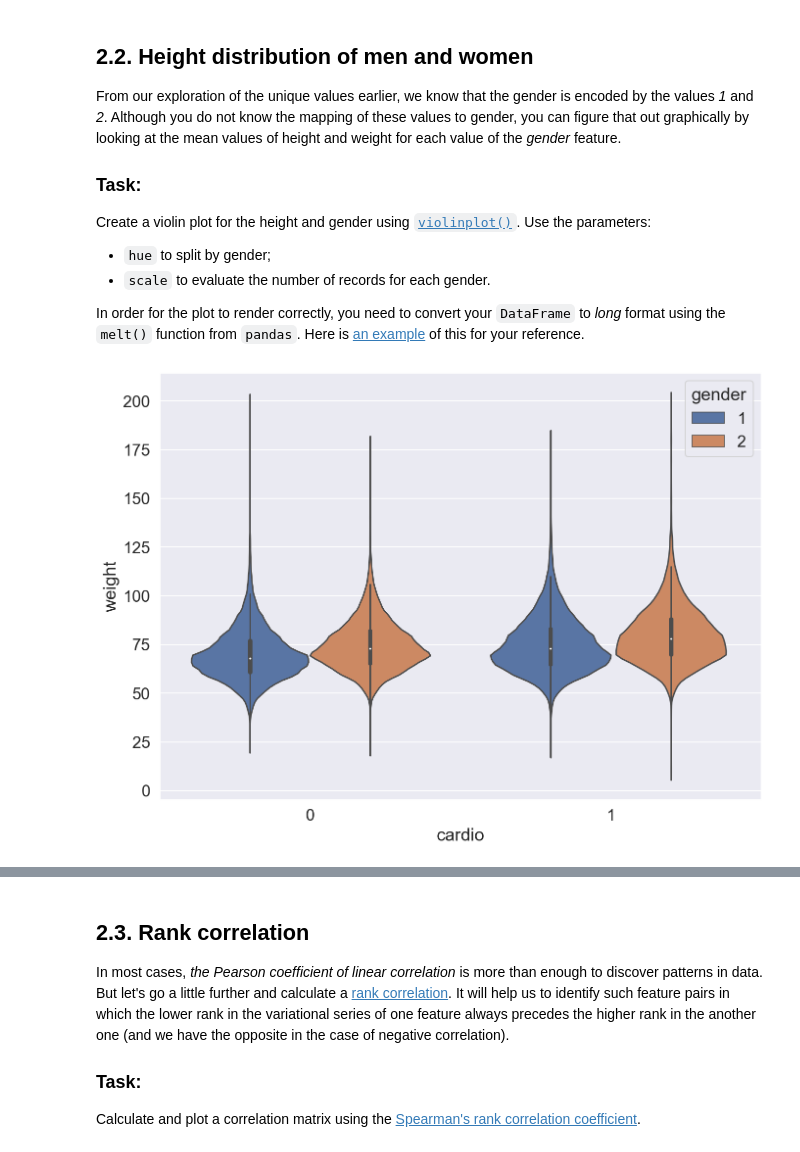
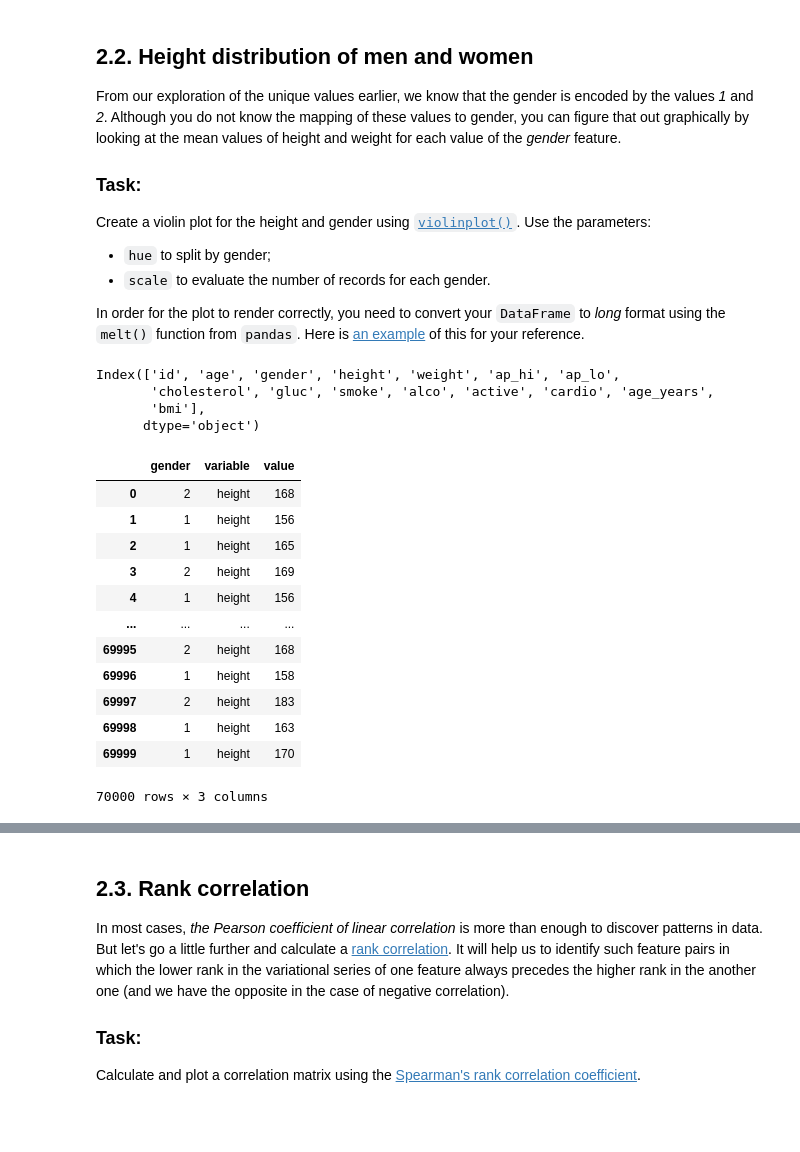
Before and after one commit to sergeymarkovich/mlcourse.ai, a Jupyter notebook: jupyter_english/assignments_demo/assignment02_analyzing_cardiovascular_desease_data.ipynb, the cells around one changed output, grey strips where cells are left out. Drawn from its saved outputs; the diff is of its cells as text; code cells hidden in the pictures; blank space fills up the shorter version.

```diff
--- a/jupyter_english/assignments_demo/assignment02_analyzing_cardiovascular_desease_data.ipynb
+++ b/jupyter_english/assignments_demo/assignment02_analyzing_cardiovascular_desease_data.ipynb
@@ -571,8 +571,28 @@ Create a violin plot for the height and gender using [`violinplot()`](https://se
 - `scale` to evaluate the number of records for each gender.
 
 In order for the plot to render correctly, you need to convert your `DataFrame` to *long* format using the `melt()` function from `pandas`. Here is [an example](https://stackoverflow.com/a/41575149/3338479) of this for your reference.
-# %%
-# You code here
-sns.violinplot(data = df, x = 'cardio', y= 'weight', hue = 'gender');
-# %% [output]
-[figure, removed]
+# %%
+df.columns
+# %% [output]
+Index(['id', 'age', 'gender', 'height', 'weight', 'ap_hi', 'ap_lo',
+       'cholesterol', 'gluc', 'smoke', 'alco', 'active', 'cardio', 'age_years',
+       'bmi'],
+      dtype='object')
+# %%
+# You code here
+df_melt = pd.melt(df, value_vars=['height'], id_vars=['gender'])
+df_melt
+# %% [output]
+|  | gender | variable | value |
+| 0 | 2 | height | 168 |
+| 1 | 1 | height | 156 |
+| 2 | 1 | height | 165 |
+| 3 | 2 | height | 169 |
+| 4 | 1 | height | 156 |
+| ... | ... | ... | ... |
+| 69995 | 2 | height | 168 |
+| 69996 | 1 | height | 158 |
+| 69997 | 2 | height | 183 |
+| 69998 | 1 | height | 163 |
+| 69999 | 1 | height | 170 |
+70000 rows × 3 columns
```
Also changed, not shown: parts of 3 cells of this notebook.
